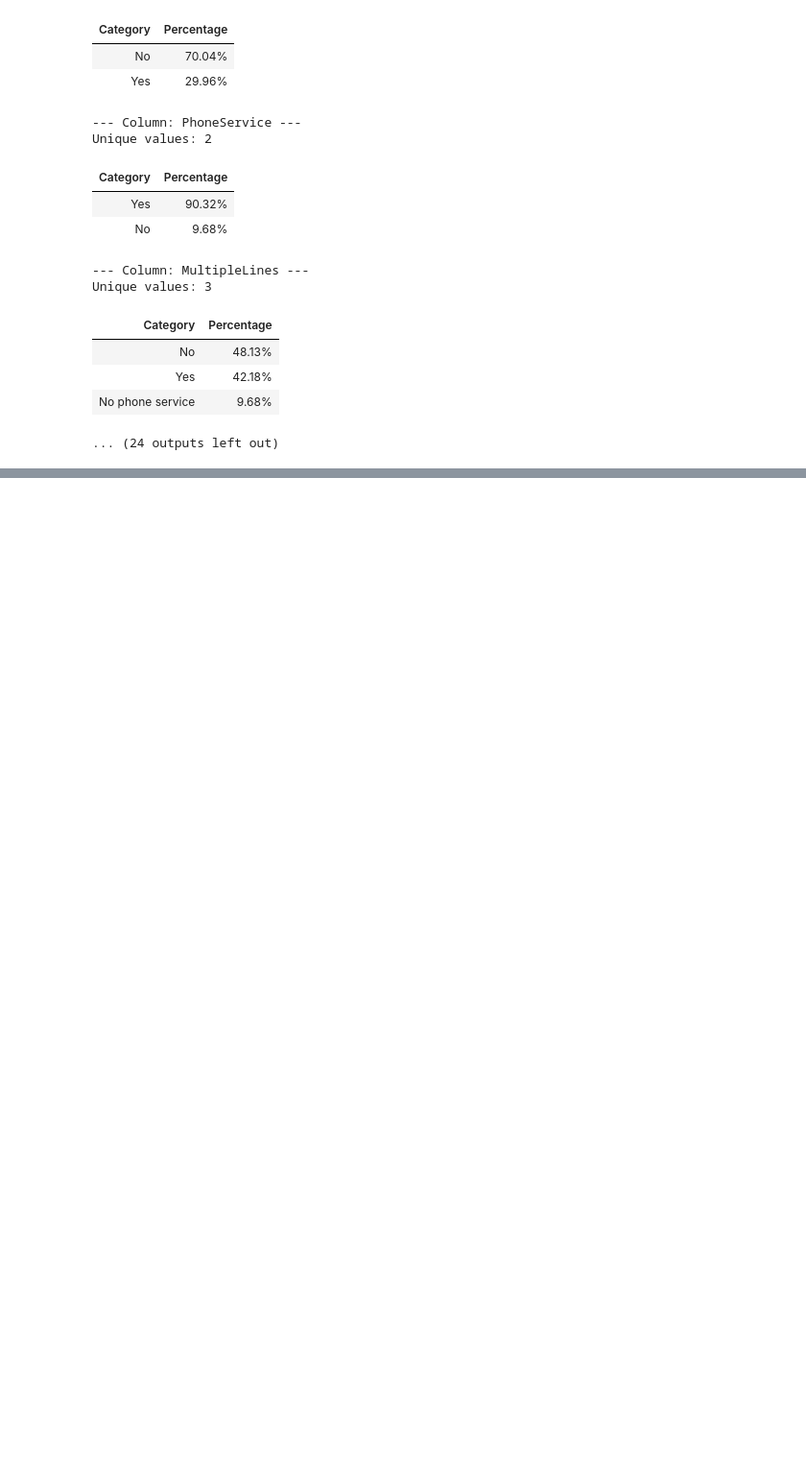
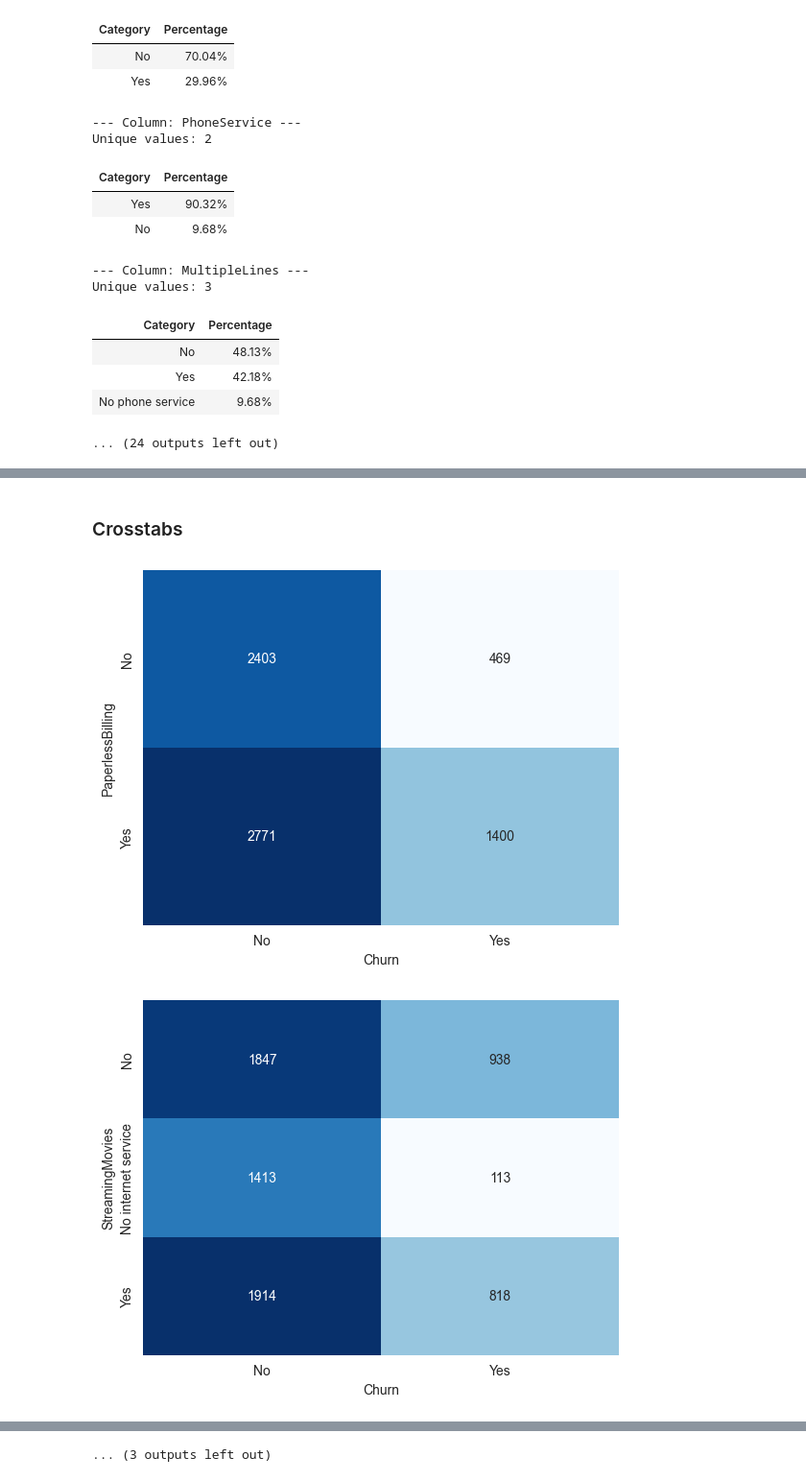
Before and after one commit to DerekSanchez/241117-Telco-Customer-Churn, a Jupyter notebook: notebooks/EDA.ipynb, the cells around one changed output, grey strips where cells are left out. Shown at 96% size. Saved outputs shown, nothing was run; the diff lists cells and outputs as text; code cells hidden in the pictures; blank space fills up the shorter version.

```diff
--- a/notebooks/EDA.ipynb
+++ b/notebooks/EDA.ipynb
@@ -200,0 +257,12 @@ Unique values: 3
+# %% [markdown]
+### Crosstabs
+# %%
+#cross_tabs_cols = cat_columns.remove('Churn')
+for col in cat_columns:
+    cross = pd.crosstab(df[col], df['Churn'])
+
+    sns.heatmap(cross, annot = True, fmt = 'd', cmap = 'Blues', cbar= False)
+    plt.show()
+# %% [output]
+[figure, added]
+[figure, added]
@@ -200,0 +279 @@ Unique values: 3
+... (3 outputs left out)
```
Also changed, not shown: parts of 11 cells of this notebook.
